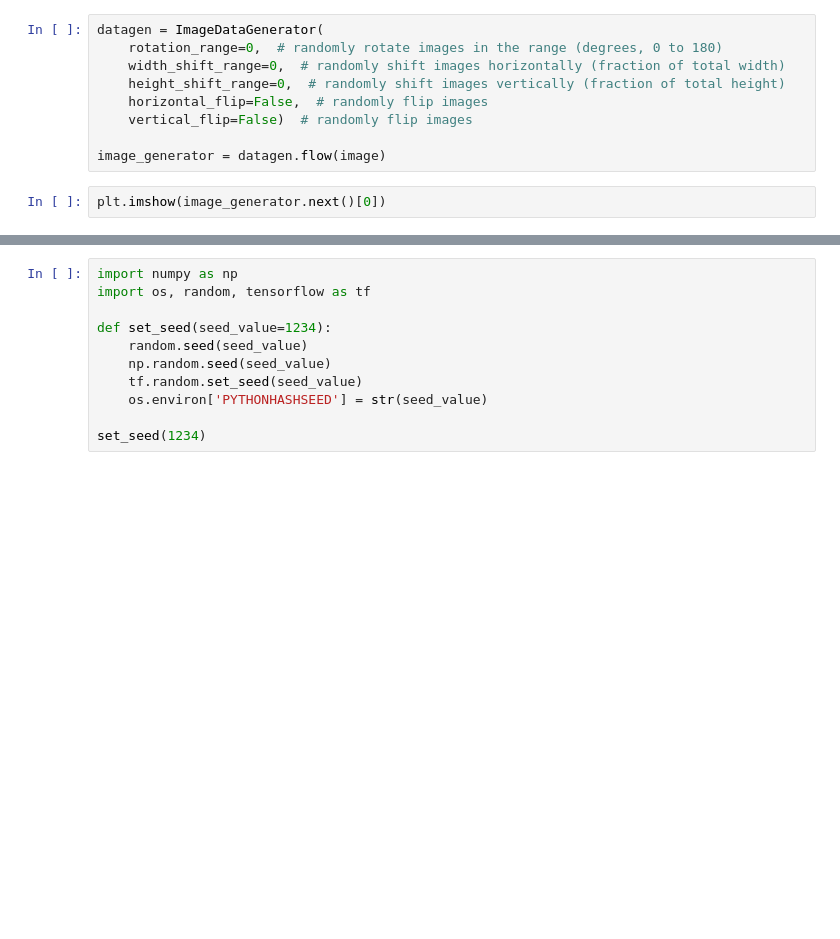
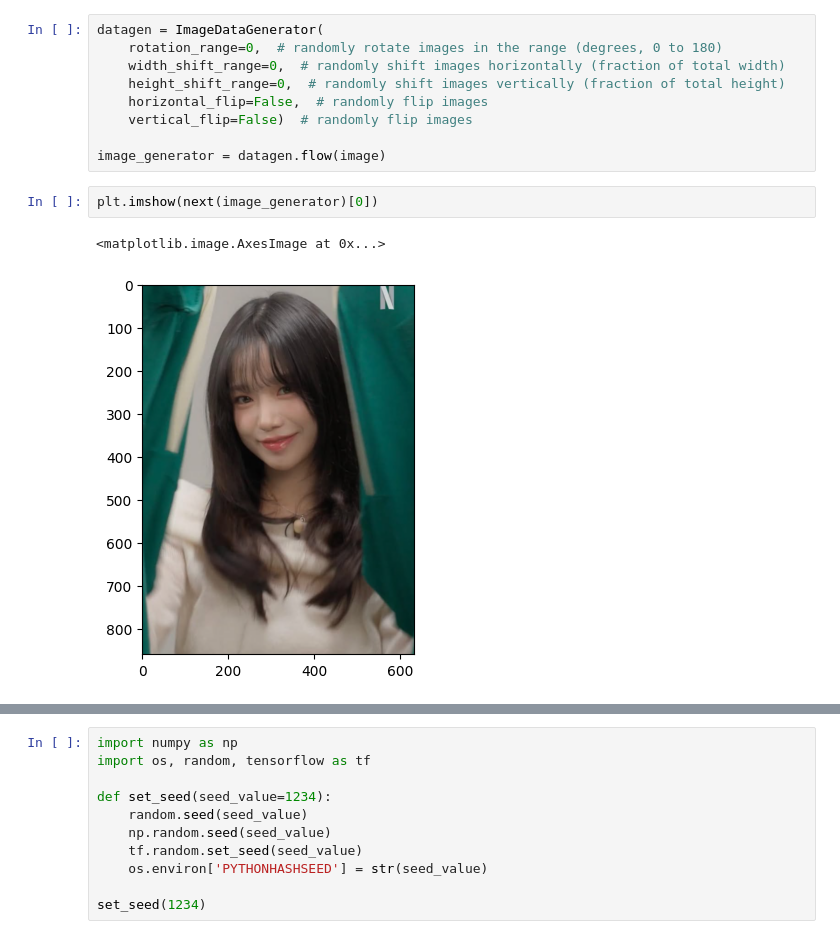
Before and after one commit to Bi-Ma-GOoOD/loveMeLikeYouDo, a Jupyter notebook: 3rdYears/Y3T2/DeepLearning/Week09/09_CIFAR10_Data_Augmentation_HW.ipynb, the cells around one changed output, grey strips where cells are left out. Drawn from its saved outputs; the diff is of its cells as text; blank space fills up the shorter version.

```diff
--- a/3rdYears/Y3T2/DeepLearning/Week09/09_CIFAR10_Data_Augmentation_HW.ipynb
+++ b/3rdYears/Y3T2/DeepLearning/Week09/09_CIFAR10_Data_Augmentation_HW.ipynb
@@ -34,7 +45,10 @@ datagen = ImageDataGenerator(
 
 image_generator = datagen.flow(image)
 # %%
-plt.imshow(image_generator.next()[0])
+plt.imshow(next(image_generator)[0])
+# %% [output]
+<matplotlib.image.AxesImage at 0x...>
+[figure, added]
 # %%
 # The data, shuffled and split between train and test sets:
 (x_train, y_train), (x_test, y_test) = cifar10.load_data()
```
Also changed, not shown: parts of 18 cells of this notebook.
